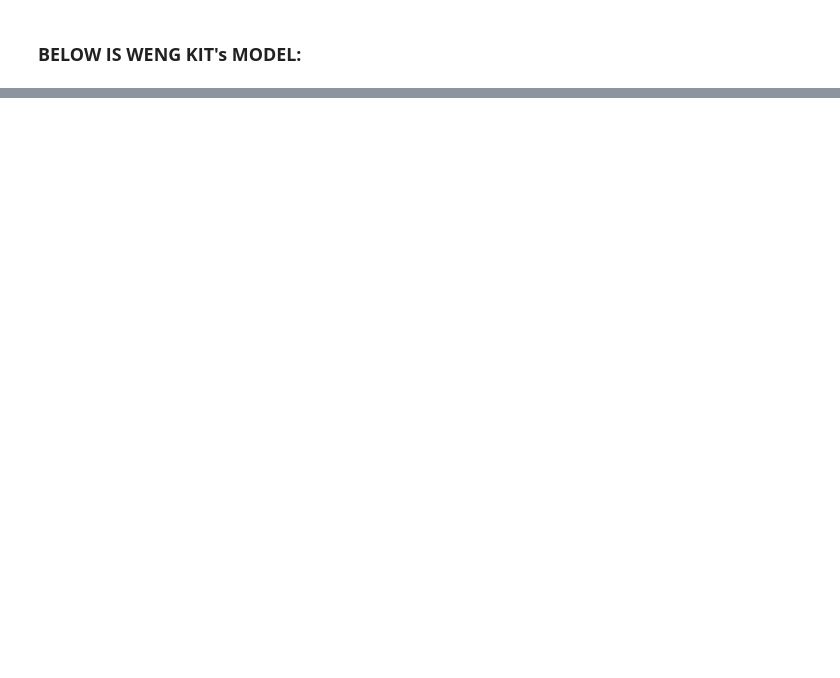
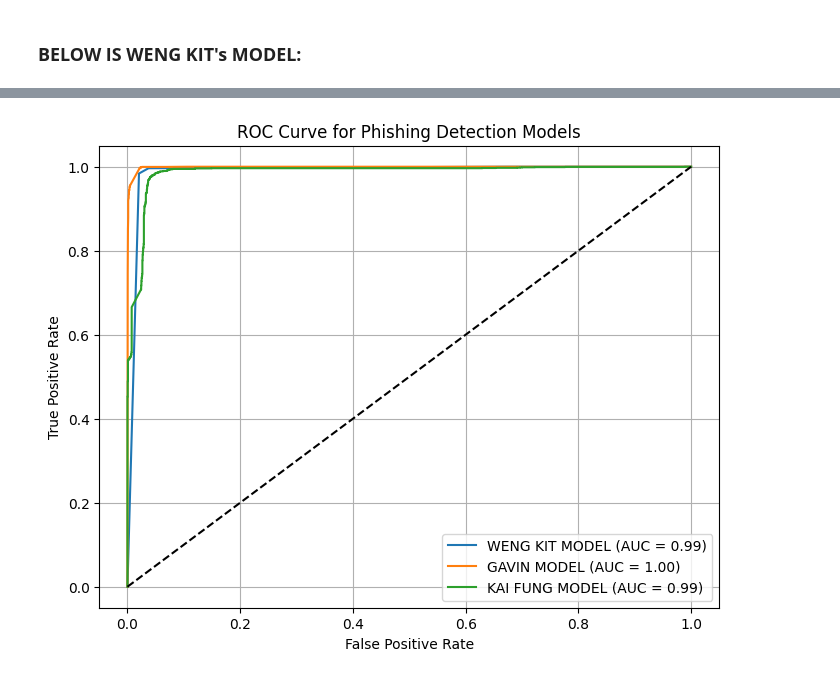
Before and after one commit to Octaxx/DLI-Assignment, a Jupyter notebook: Compile_Model.ipynb, the cells around one changed output, grey strips where cells are left out. Cells and saved outputs as stored; diff of their text form; code cells hidden in the pictures; blank space fills up the shorter version.

```diff
--- a/Compile_Model.ipynb
+++ b/Compile_Model.ipynb
@@ -493,0 +634,32 @@ print(f"📊 Ensemble Model Accuracy: {ensemble_acc:.4f}")
+# %%
+from sklearn.metrics import roc_curve, auc
+import matplotlib.pyplot as plt
+
+# === Compute ROC curve and AUC ===
+probs = (lr_preds + knn_preds + cnn_preds) / 3
+fpr1, tpr1, _ = roc_curve(y_test, probs)
+roc_auc1 = auc(fpr1, tpr1)
+
+fpr2, tpr2, _ = roc_curve(y_test_G, y_proba_G)
+roc_auc2 = auc(fpr2, tpr2)
+
+fpr3, tpr3, _ = roc_curve(kf_y_test, kf_y_proba)
+roc_auc3 = auc(fpr3, tpr3)
+
+# === Plot ===
+plt.figure(figsize=(8, 6))
+plt.plot(fpr1, tpr1, label=f'WENG KIT MODEL (AUC = {roc_auc1:.2f})')
+plt.plot(fpr2, tpr2, label=f'GAVIN MODEL (AUC = {roc_auc2:.2f})')
+plt.plot(fpr3, tpr3, label=f'KAI FUNG MODEL (AUC = {roc_auc3:.2f})')
+
+# Diagonal line for reference
+plt.plot([0, 1], [0, 1], 'k--')
+
+plt.xlabel('False Positive Rate')
+plt.ylabel('True Positive Rate')
+plt.title('ROC Curve for Phishing Detection Models')
+plt.legend(loc='lower right')
+plt.grid(True)
+plt.show()
+# %% [output]
+[figure, added]
```
Also changed, not shown: parts of 13 cells of this notebook.
